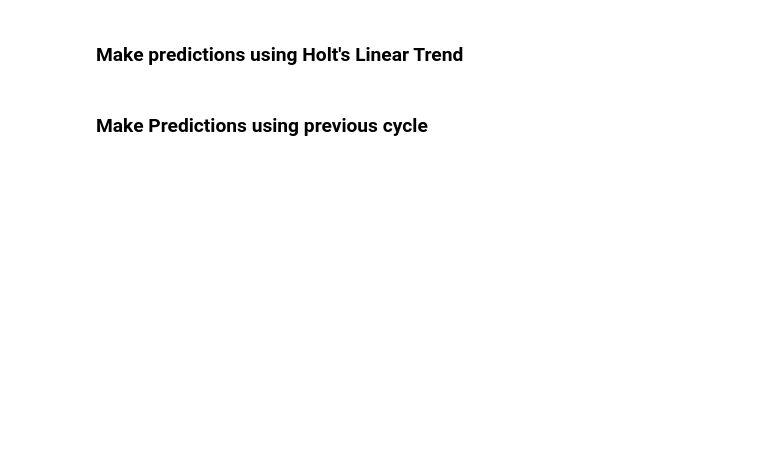
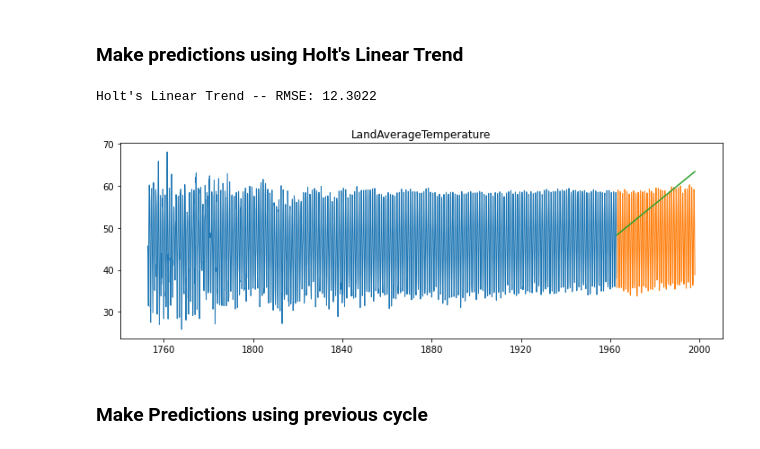
Before and after one commit to Johndsalas/earths_temperature_time_series, a Jupyter notebook: main_notebook.ipynb, the cells around one changed output. Cells and saved outputs as stored; diff of their text form; code cells hidden in the pictures; blank space fills up the shorter version.

Commit message:
finished holts function next

```diff
--- a/main_notebook.ipynb
+++ b/main_notebook.ipynb
@@ -111,6 +111,7 @@ eval_df_ocean = pd.DataFrame(columns=['model_type', 'target_var', 'rmse'])
 # %%
 eval_df_land = modeling.last_observed_value(train_land, validate_land, test_land, 'LandAverageTemperature', eval_df_land)
 eval_df_land = modeling.simple_average(train_land, validate_land, test_land, 'LandAverageTemperature', eval_df_land)
+eval_df_land = modeling.moving_average(train_land, validate_land, test_land, 'LandAverageTemperature', eval_df_land)
 # %% [output]
 Last Observed Value -- RMSE: 12.8058
 [figure]
@@ -131,2 +121,0 @@ Last Observed Value -- RMSE: 3.8887
-# %%
-eval_df_land = modeling.simple_average(train_land, validate_land, test_land, 'LandAverageTemperature', eval_df_land)
@@ -156,3 +121,0 @@ NameError: name 'plot_and_eval_land' is not defined
-# %%
-eval_df_land = append_eval_df_land('Simple Average', 'LandAverageTemperature')
-eval_df_land
@@ -172,10 +121,0 @@ eval_df_ocean
-# %%
-for period in [1,12,120]:
-
-    temps = round(train_land['LandAverageTemperature'].rolling(period).mean().iloc[-1],2)
-
-    yhat_land_df = pd.DataFrame({'LandAverageTemperature': [temps]}, index = validate_land.index)
-
-    print(plot_and_eval_land('LandAverageTemperature'))
-
-    eval_df_land = append_eval_df_land(f'{period}Month Moving Average', 'LandAverageTemperature')
@@ -218,3 +126,8 @@ plot_and_eval_ocean('LandAndOceanAverageTemperature')
+# %%
+eval_df_land = modeling.holts(train_land, validate_land, test_land, 'LandAverageTemperature', eval_df_land)
+# %% [output]
+Holt's Linear Trend -- RMSE: 12.3022
+[figure, added]
 # %% [markdown]
 ### Make Predictions using previous cycle
 # %%
```
Also changed, not shown: parts of 21 cells of this notebook, 1 other file.
